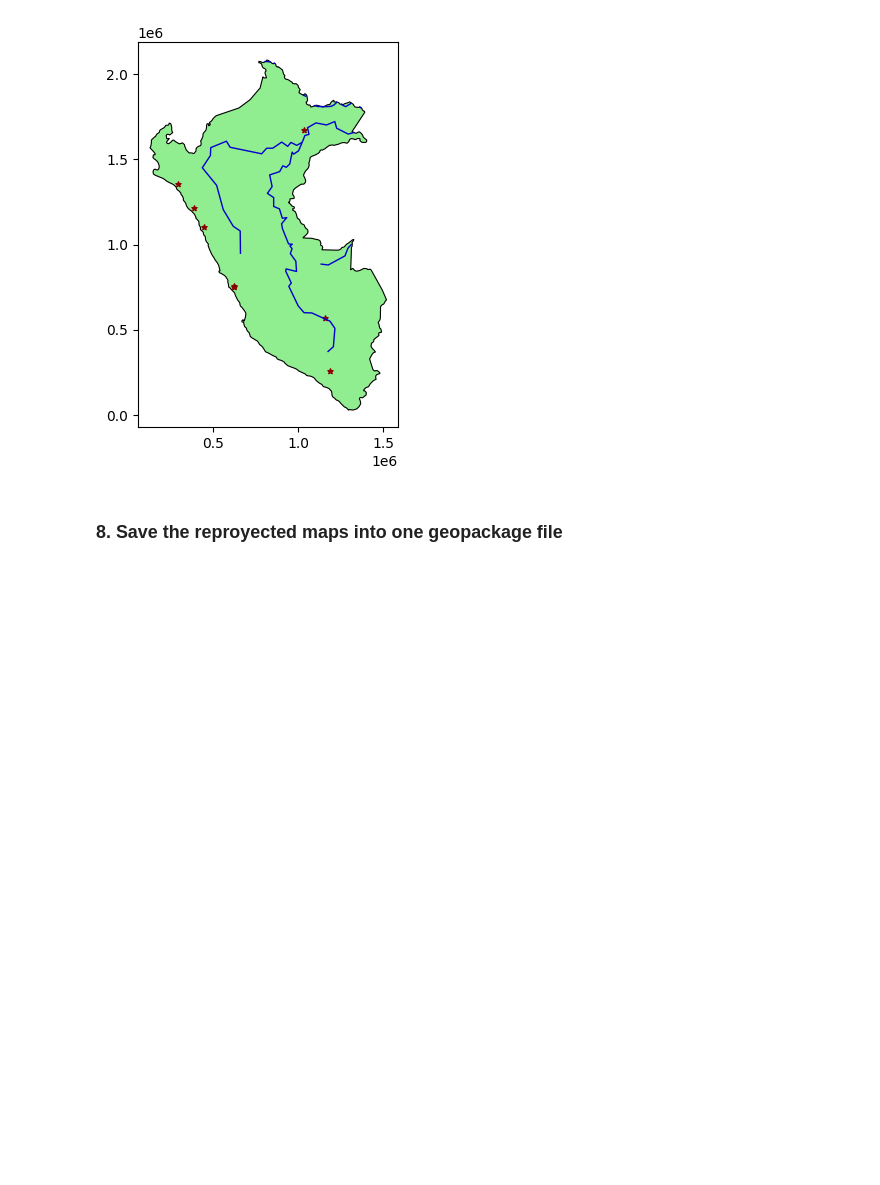
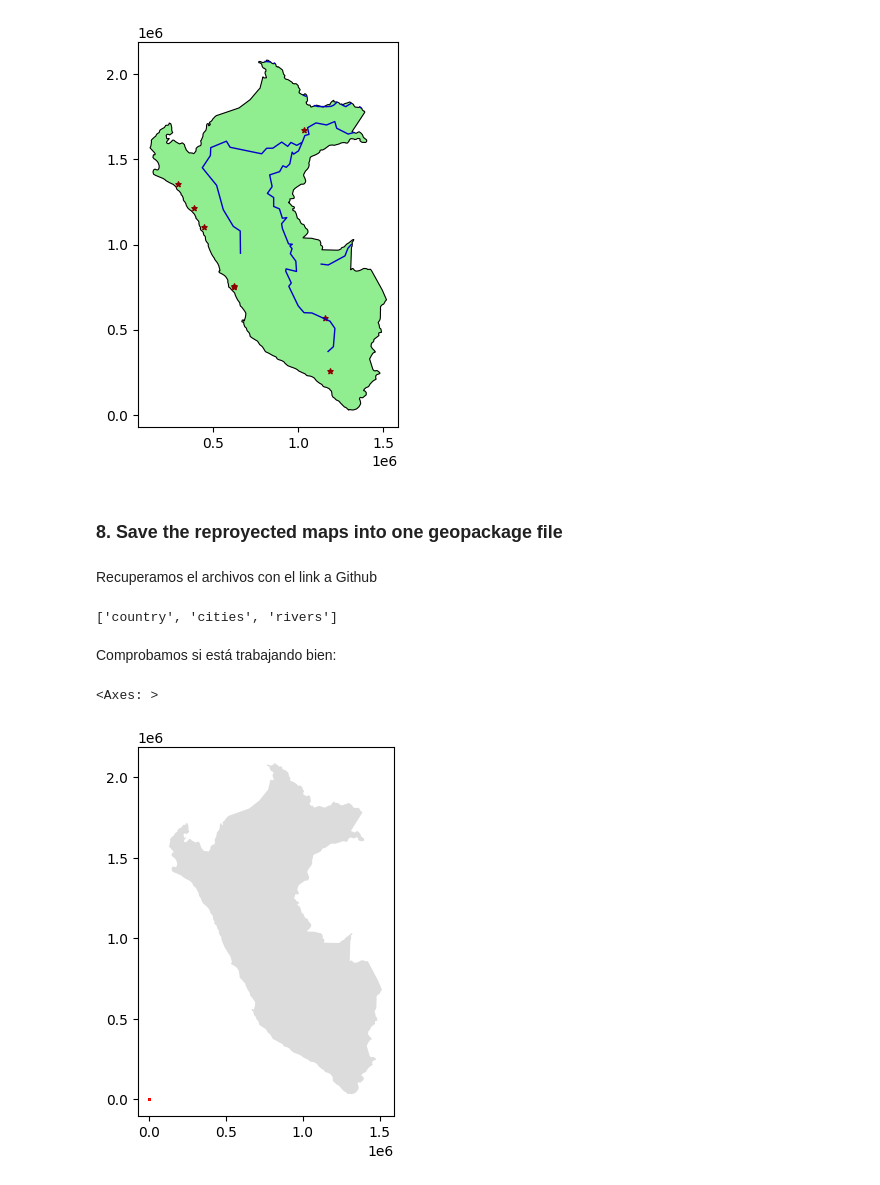
Before and after one commit to IntroSpatialDataScience/simpleplot, a Jupyter notebook: SimplePlot-Peru.ipynb, the cells around one changed output. Saved outputs shown, nothing was run; the diff lists cells and outputs as text; code cells hidden in the pictures; blank space fills up the shorter version.

```diff
--- a/SimplePlot-Peru.ipynb
+++ b/SimplePlot-Peru.ipynb
@@ -250,3 +252,22 @@ peru_24891.to_file(os.path.join("maps","peruMaps.gpkg"), layer='country', driver
+# %% [markdown]
+Recuperamos el archivos con el link a Github
 # %%
-cities.to_file(os.path.join("maps","peruMaps.gpkg"), layer='cities', driver="GPKG")
-rivers.to_file(os.path.join("maps","peruMaps.gpkg"), layer='rivers', driver="GPKG")
+peruMapsLink = 'https://github.com/IntroSpatialDataScience/simpleplot/raw/main/maps/peruMaps.gpkg'
+# %%
+from  fiona import listlayers
+listlayers(peruMapsLink)
+# %% [output]
+['country', 'cities', 'rivers']
+# %%
+peru=gpd.read_file(peruMapsLink,layer='country')
+cities_peru=gpd.read_file(peruMapsLink,layer='cities')
+rivers_peru=gpd.read_file(peruMapsLink,layer='rivers')
+# %% [markdown]
+Comprobamos si está trabajando bien:
+# %%
+base = peru.plot(facecolor='gainsboro')
+cities_peru.plot(ax=base, markersize=0.5, color='red')
+rivers_peru.plot(ax=base, linewidth=0.5)
+# %% [output]
+<Axes: >
+[figure, added]
```
Also changed, not shown: parts of 1 cell of this notebook, 2 other files.
